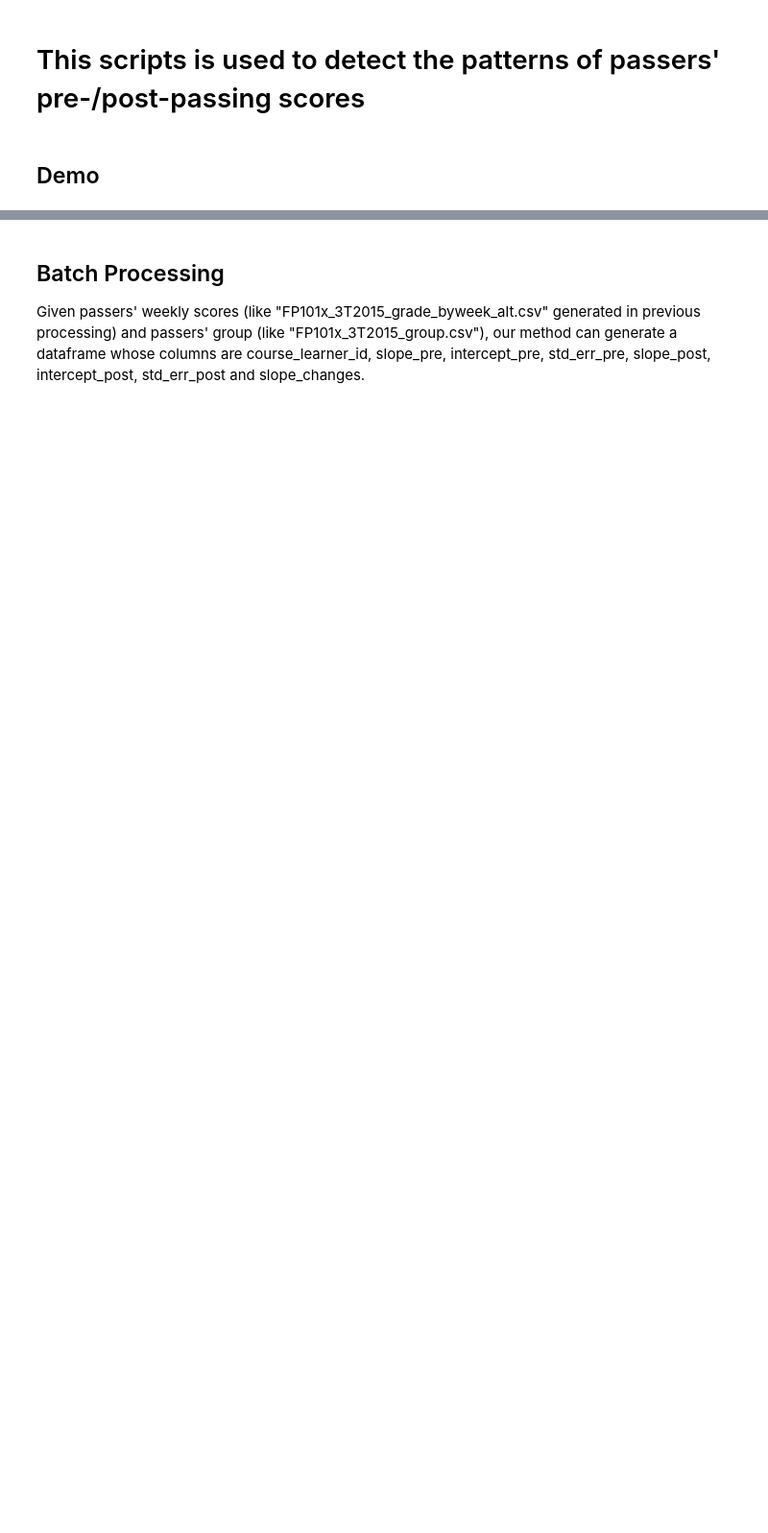
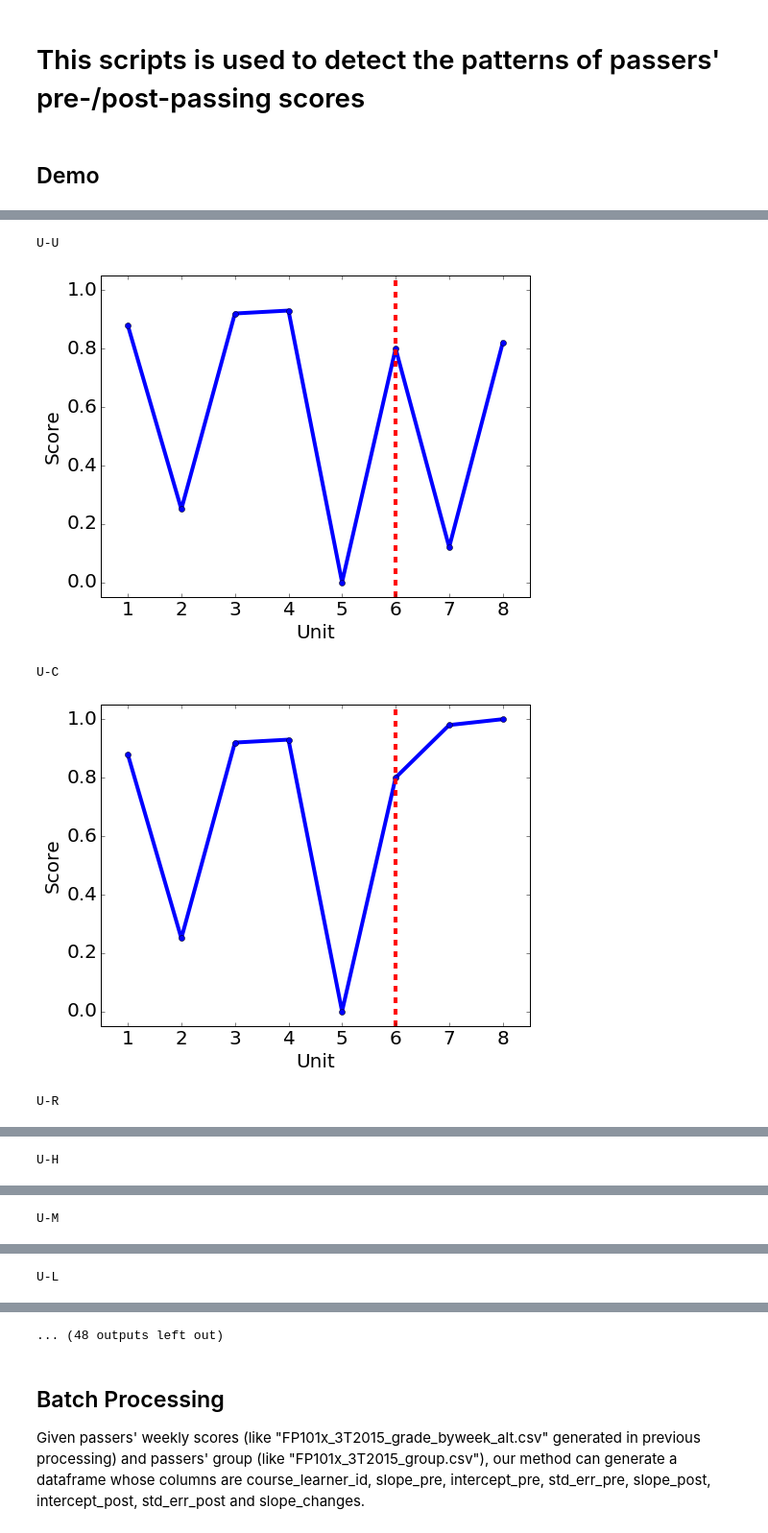
Before and after one commit to Yue-ZHAO/DelftX-DataAnalysis, a Jupyter notebook: Python/nb_passers/1_4_Grade_TrendDetection.ipynb, the cells around one changed output, grey strips where cells are left out. Shown at 96% size. Drawn from its saved outputs; the diff is of its cells as text; code cells hidden in the pictures; blank space fills up the shorter version.

```diff
--- a/Python/nb_passers/1_4_Grade_TrendDetection.ipynb
+++ b/Python/nb_passers/1_4_Grade_TrendDetection.ipynb
@@ -12,10 +12,10 @@ def grade_pattern_detect(score, week, passing_week):
     index_passing_week = week.index(passing_week)
     score_pre = score[0:index_passing_week+1]
     week_pre = week[0:index_passing_week+1]
-    print week_pre
+    # print week_pre
     score_post = score[index_passing_week:]
     week_post = week[index_passing_week:]
-    print week_post
+    # print week_post
     # http://docs.scipy.org/doc/scipy-0.14.0/reference/generated/scipy.stats.linregress.html
     slope_pre, intercept_pre, r_value_pre, p_value_pre, std_err_pre = stats.linregress(week_pre,score_pre)
     slope_post, intercept_post, r_value_post, p_value_post, std_err_post = stats.linregress(week_post,score_post)
@@ -27,6 +27,7 @@ def grade_pattern_detect(score, week, passing_week):
 #     fit_fn_post = np.poly1d(fit_post)
     a = [slope_pre, intercept_pre, r_value_pre, p_value_pre, std_err_pre]
     b = [slope_post, intercept_post, r_value_post, p_value_post, std_err_post]
-    return a, b #, fit_pre, fit_post
+    c = [np.mean(score[0:index_passing_week+1]), np.std(score[0:index_passing_week+1]), np.mean(score[index_passing_week+1:]), np.std(score[index_passing_week+1:])]
+    return a, b, c #, fit_pre, fit_post
 # %% [markdown]
 ## Demo
@@ -86,0 +191,8 @@ plt.show()
+# %%
+# Specify the order of outputplots
+temp_keylist = ["U-U", "U-C", "U-R", "U-H", "U-M", "U-L",
+                "C-U", "C-C", "C-R", "C-H", "C-M", "C-L",
+                "R-U", "R-C", "R-R", "R-H", "R-M", "R-L",
+                "H-U", "H-C", "H-R", "H-H", "H-M", "H-L",
+                "M-U", "M-C", "M-R", "M-H", "M-M", "M-L",]
+print temp_keylist
@@ -86,0 +201,61 @@ plt.show()
+# %%
+%matplotlib inline
+
+i = 0
+j = 0
+
+# Font Size
+SIZE = 20
+plt.rc('font', size=SIZE)  # controls default text sizes
+plt.rc('axes', titlesize=SIZE)  # fontsize of the axes title
+plt.rc('axes', labelsize=SIZE)  # fontsize of the x any y labels
+plt.rc('xtick', labelsize=SIZE)  # fontsize of the tick labels
+plt.rc('ytick', labelsize=SIZE)  # fontsize of the tick labels
+plt.rc('legend', fontsize=SIZE)  # legend fontsize
+plt.rc('figure', titlesize=SIZE)  # # size of the figure title
+
+for key in temp_keylist:
+    print key
+    score = Example_dict[key]["Score"]
+    passing_week = Example_dict[key]["Pweek"]
+    index_passing_week = week.index(passing_week)
+    score_pre = score[0:index_passing_week+1]
+    week_pre = week[0:index_passing_week+1]
+    score_post = score[index_passing_week:]
+    week_post = week[index_passing_week:]
+
+    a, b, c = grade_pattern_detect(score, week, passing_week)
+    # print a
+    # print b
+    fit_fn_pre = np.poly1d(a[0:2])
+    fit_fn_post = np.poly1d(b[0:2])
+    # print a[0]-b[0]
+
+#     plt.subplot2grid((5,6), (i/6, j%6))
+#     i = i + 1
+#     j = j + 1
+#     plt.title(key)
+
+    plt.figure(figsize=(640/80, 480/80), dpi=80)
+    plt.plot(week, score, color="blue", marker='o', linewidth=4, linestyle="-")
+    plt.ylabel('Score')
+    plt.xlabel('Unit')
+
+    # plt.plot(week_pre, fit_fn_pre(week_pre), "b-.", linewidth=4)
+    # plt.plot(week_post, fit_fn_post(week_post), "b-.", linewidth=4)
+    plt.plot([passing_week, passing_week], [-0.05, 1.05], 'r--', linewidth=4)
+    plt.xlim(week[0]-0.5, week[-1]+0.5)
+    plt.ylim(-0.05, 1.05)
+    plt.savefig("Examples/" + key + '.png', dpi=75)
+    plt.show()
+    plt.close()
+
+# plt.tight_layout()
+# plt.show()
+# plt.close()
+# %% [output]
+U-U
+[figure, added]
+U-C
+[figure, added]
+U-R
@@ -86,0 +263 @@ plt.show()
+U-H
@@ -86,0 +265 @@ plt.show()
+U-M
@@ -86,0 +267 @@ plt.show()
+U-L
@@ -87,3 +269,4 @@ plt.show()
+... (48 outputs left out)
 # %% [markdown]
 ## Batch Processing
 Given passers' weekly scores (like "FP101x_3T2015_grade_byweek_alt.csv" generated in previous processing) and passers' group (like "FP101x_3T2015_group.csv"), our method can generate a dataframe whose columns are course_learner_id, slope_pre, intercept_pre, std_err_pre, slope_post, intercept_post, std_err_post and slope_changes.
```
Also changed, not shown: parts of 16 cells of this notebook, 8 other files.
